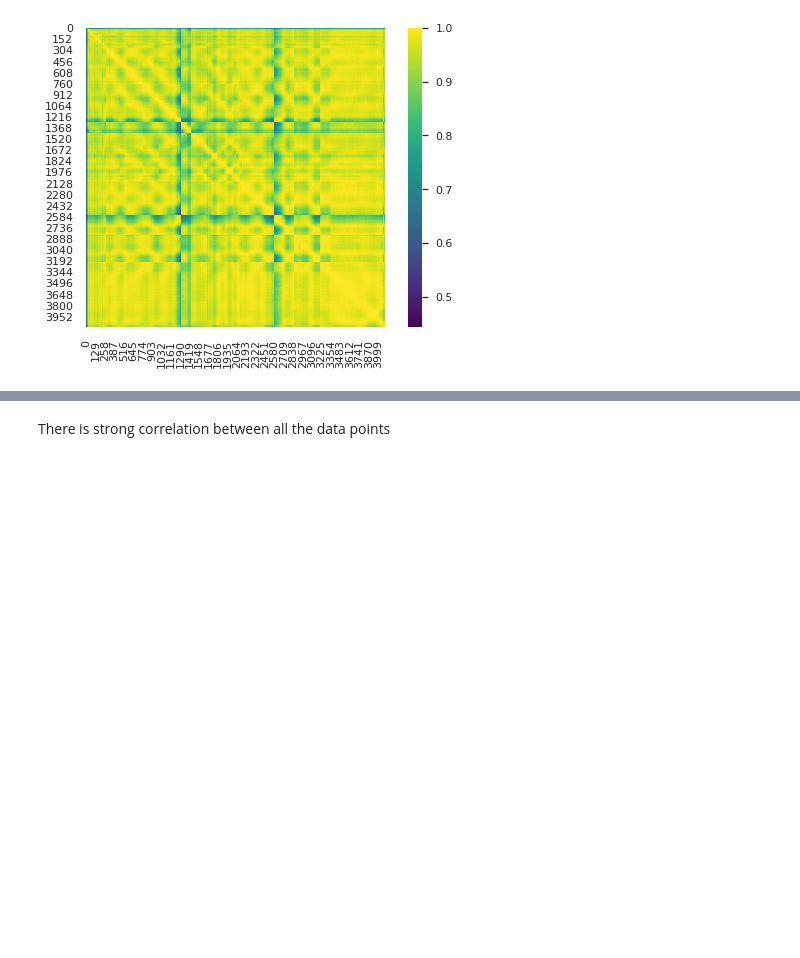
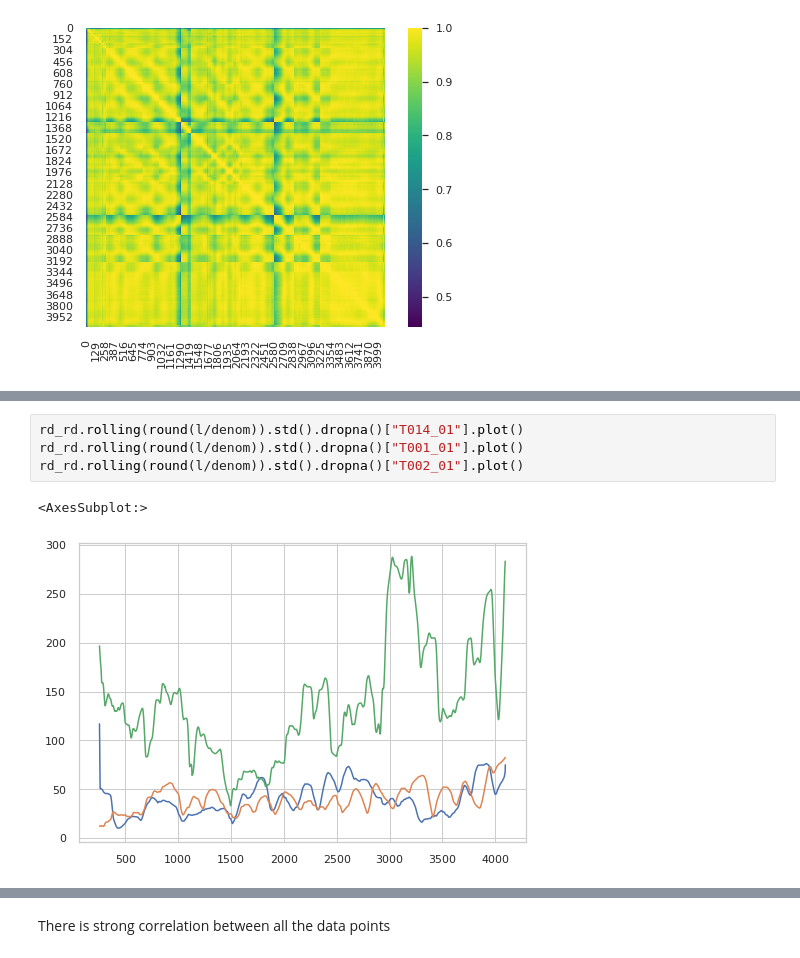
Before and after one commit to spolex/spiral, a Jupyter notebook: notebooks/202011_spiral_r_rd_correlation-Copy1.ipynb, the cells around one changed output, grey strips where cells are left out. Cells and saved outputs as stored; diff of their text form; blank space fills up the shorter version.

```diff
--- a/notebooks/202011_spiral_r_rd_correlation-Copy1.ipynb
+++ b/notebooks/202011_spiral_r_rd_correlation-Copy1.ipynb
@@ -95,0 +98,7 @@ corrMatrix.min().min()
+# %%
+rd_rd.rolling(round(l/denom)).std().dropna()["T014_01"].plot()
+rd_rd.rolling(round(l/denom)).std().dropna()["T001_01"].plot()
+rd_rd.rolling(round(l/denom)).std().dropna()["T002_01"].plot()
+# %% [output]
+<AxesSubplot:>
+[figure, added]
```
Also changed, not shown: parts of 5 cells of this notebook, 5 other files.
